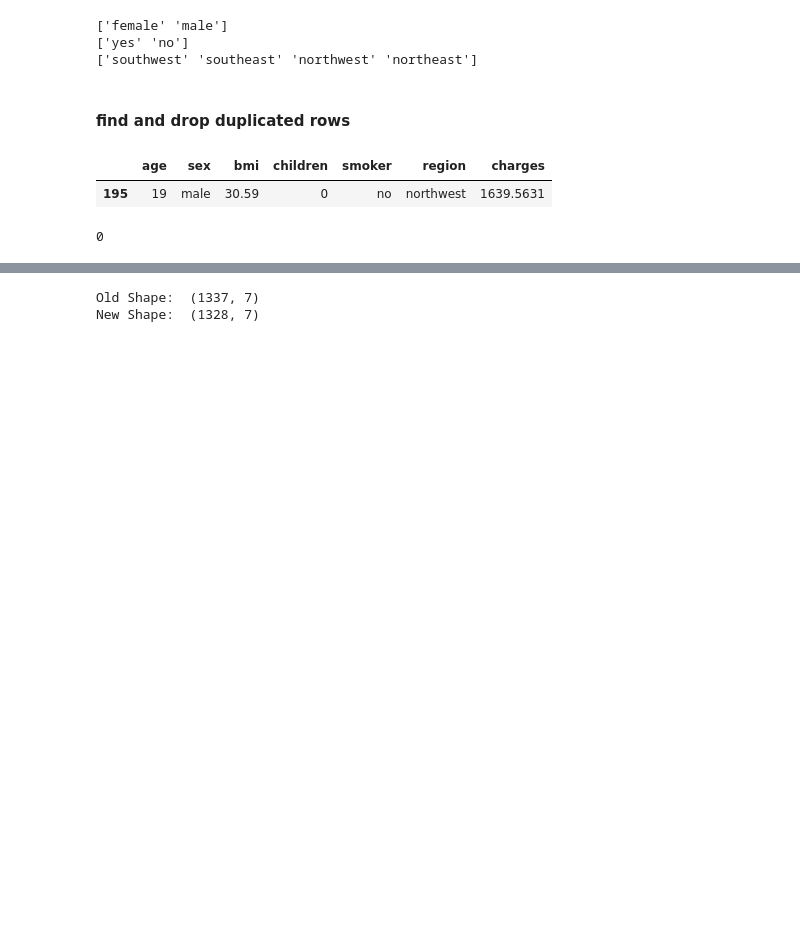
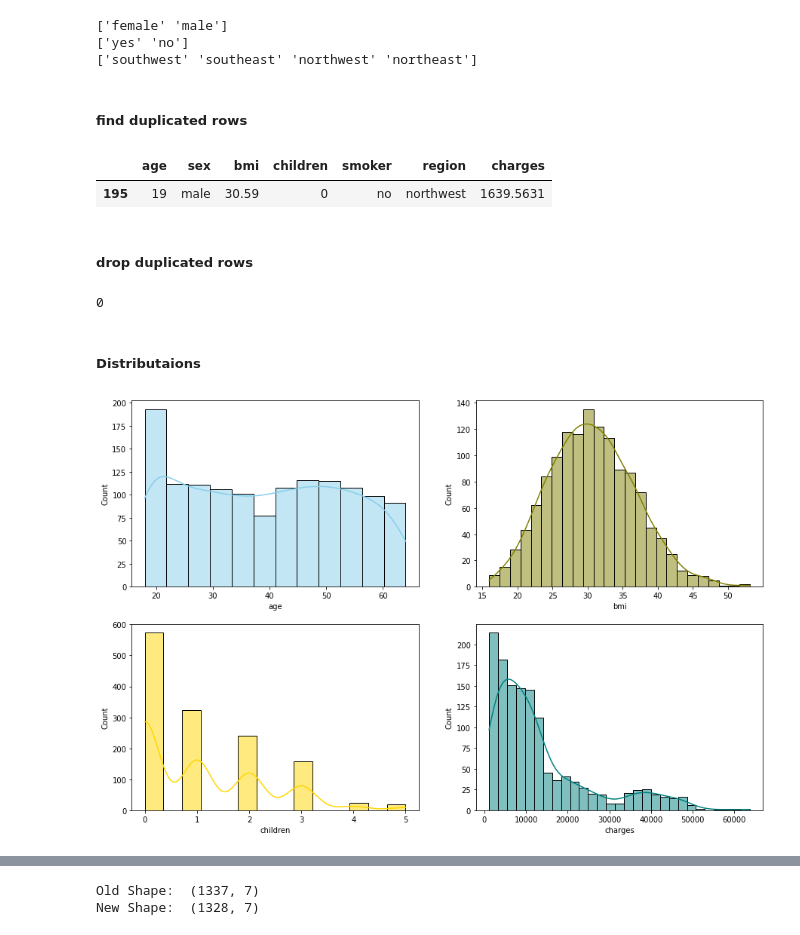
Before and after one commit to MahdiTadayon/My-Projects, a Jupyter notebook: regression/MedicalCostPersonal .ipynb, the cells around one changed output, grey strips where cells are left out. Saved outputs shown, nothing was run; the diff lists cells and outputs as text; code cells hidden in the pictures; blank space fills up the shorter version.

```diff
--- a/regression/MedicalCostPersonal .ipynb
+++ b/regression/MedicalCostPersonal .ipynb
@@ -89,15 +89,30 @@ print(df['region'].unique())
 ['yes' 'no']
 ['southwest' 'southeast' 'northwest' 'northeast']
 # %% [markdown]
-#### find and drop duplicated rows
+##### find  duplicated rows
 # %%
 df[df.duplicated(keep='last')]
 # %% [output]
 |  | age | sex | bmi | children | smoker | region | charges |
 | 195 | 19 | male | 30.59 | 0 | no | northwest | 1639.5631 |
+# %% [markdown]
+##### drop  duplicated rows
 # %%
 df = df.drop(labels=195, axis=0)
 df.duplicated().sum()
 # %% [output]
 0
+# %% [markdown]
+##### Distributaions
+# %%
+fig, axs = plt.subplots(2, 2, figsize=(15, 10))
+
+sns.histplot(data=df, x="age", kde=True, color="skyblue", ax=axs[0, 0])
+sns.histplot(data=df, x="bmi", kde=True, color="olive", ax=axs[0, 1])
+sns.histplot(data=df, x="children", kde=True, color="gold", ax=axs[1, 0])
+sns.histplot(data=df, x="charges", kde=True, color="teal", ax=axs[1, 1])
+
+plt.show()
+# %% [output]
+[figure, added]
 # %%
```
Also changed, not shown: parts of 53 cells of this notebook, 1 other file.
